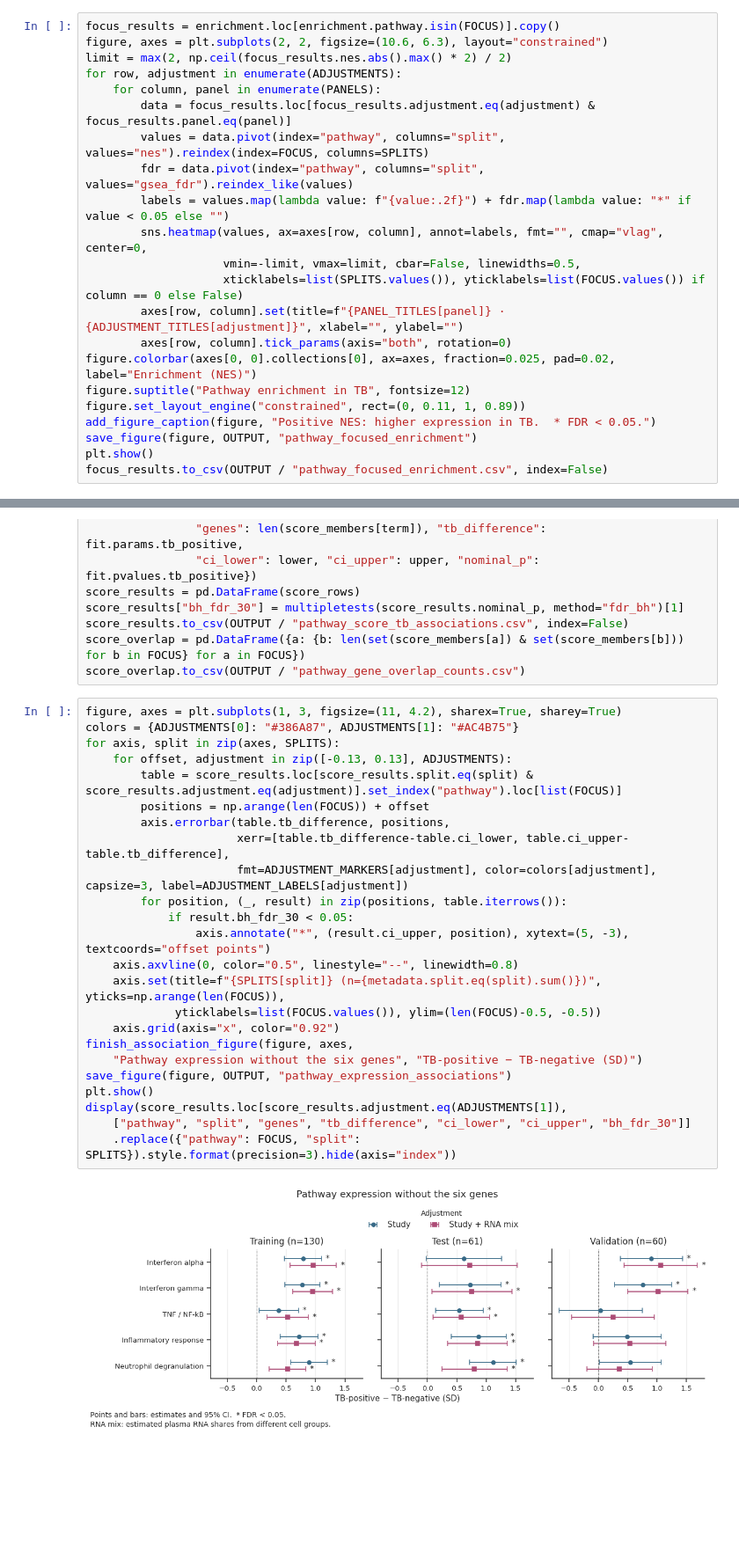
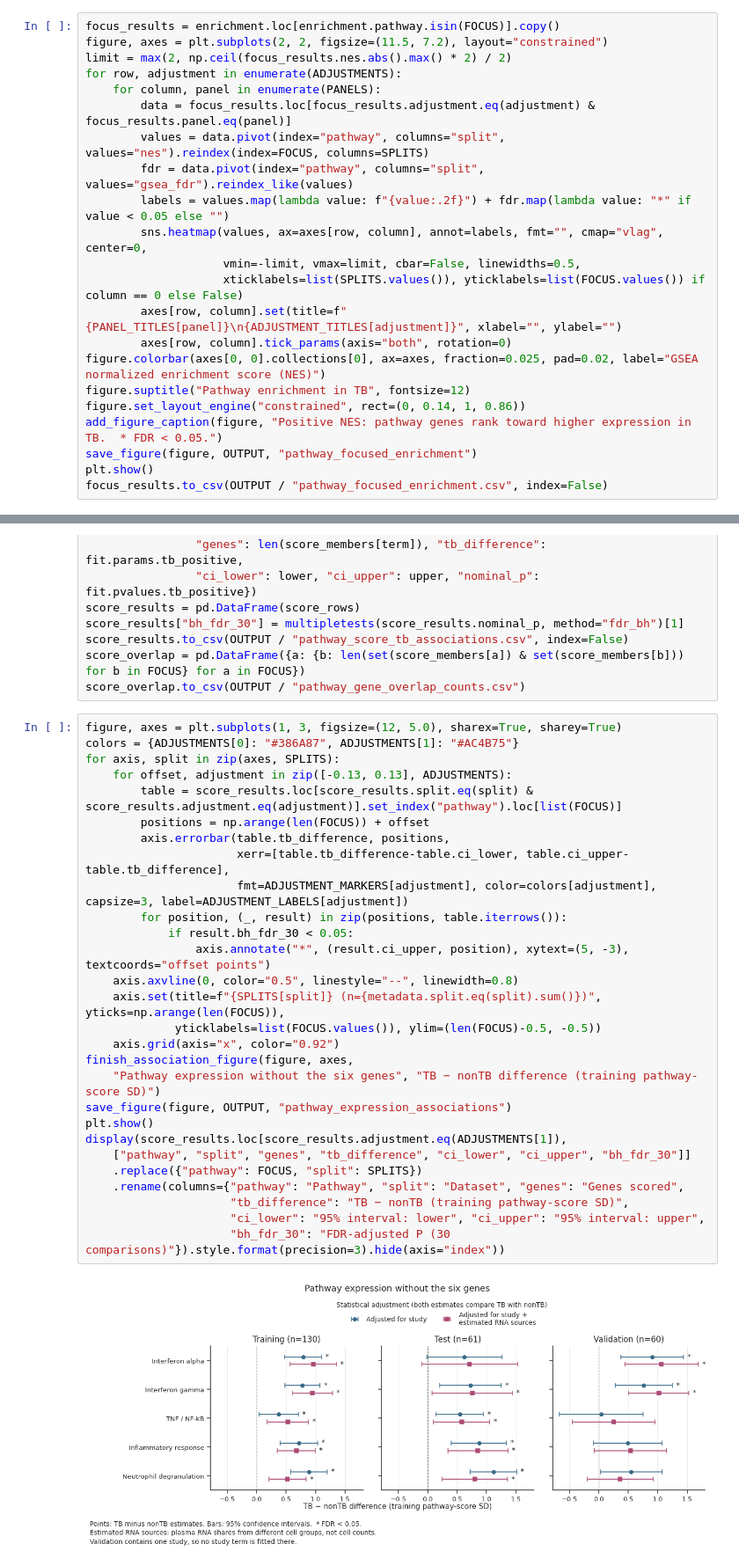
Before and after one commit to alenzimic/cfRNA_TB, a Jupyter notebook: Scripts_For_Manuscript/gene_interactions_pathways.ipynb, the cells around one changed output, grey strips where cells are left out. Shown at 88% size. Cells and saved outputs as stored; diff of their text form; blank space fills up the shorter version.

```diff
--- a/Scripts_For_Manuscript/gene_interactions_pathways.ipynb
+++ b/Scripts_For_Manuscript/gene_interactions_pathways.ipynb
@@ -303,6 +341,6 @@ Each heatmap uses the same color scale. An asterisk marks GSEA FDR < 0.05 within
 # %%
 focus_results = enrichment.loc[enrichment.pathway.isin(FOCUS)].copy()
-figure, axes = plt.subplots(2, 2, figsize=(10.6, 6.3), layout="constrained")
+figure, axes = plt.subplots(2, 2, figsize=(11.5, 7.2), layout="constrained")
 limit = max(2, np.ceil(focus_results.nes.abs().max() * 2) / 2)
 for row, adjustment in enumerate(ADJUSTMENTS):
     for column, panel in enumerate(PANELS):
@@ -313,12 +351,12 @@ for row, adjustment in enumerate(ADJUSTMENTS):
         sns.heatmap(values, ax=axes[row, column], annot=labels, fmt="", cmap="vlag", center=0,
                     vmin=-limit, vmax=limit, cbar=False, linewidths=0.5,
                     xticklabels=list(SPLITS.values()), yticklabels=list(FOCUS.values()) if column == 0 else False)
-        axes[row, column].set(title=f"{PANEL_TITLES[panel]} · {ADJUSTMENT_TITLES[adjustment]}", xlabel="", ylabel="")
+        axes[row, column].set(title=f"{PANEL_TITLES[panel]}\n{ADJUSTMENT_TITLES[adjustment]}", xlabel="", ylabel="")
         axes[row, column].tick_params(axis="both", rotation=0)
-figure.colorbar(axes[0, 0].collections[0], ax=axes, fraction=0.025, pad=0.02, label="Enrichment (NES)")
+figure.colorbar(axes[0, 0].collections[0], ax=axes, fraction=0.025, pad=0.02, label="GSEA normalized enrichment score (NES)")
 figure.suptitle("Pathway enrichment in TB", fontsize=12)
-figure.set_layout_engine("constrained", rect=(0, 0.11, 1, 0.89))
-add_figure_caption(figure, "Positive NES: higher expression in TB.  * FDR < 0.05.")
+figure.set_layout_engine("constrained", rect=(0, 0.14, 1, 0.86))
+add_figure_caption(figure, "Positive NES: pathway genes rank toward higher expression in TB.  * FDR < 0.05.")
 save_figure(figure, OUTPUT, "pathway_focused_enrichment")
 plt.show()
 focus_results.to_csv(OUTPUT / "pathway_focused_enrichment.csv", index=False)
@@ -396,28 +436,32 @@ score_results.to_csv(OUTPUT / "pathway_score_tb_associations.csv", index=False)
 score_overlap = pd.DataFrame({a: {b: len(set(score_members[a]) & set(score_members[b])) for b in FOCUS} for a in FOCUS})
 score_overlap.to_csv(OUTPUT / "pathway_gene_overlap_counts.csv")
 # %%
-figure, axes = plt.subplots(1, 3, figsize=(11, 4.2), sharex=True, sharey=True)
+figure, axes = plt.subplots(1, 3, figsize=(12, 5.0), sharex=True, sharey=True)
 colors = {ADJUSTMENTS[0]: "#386A87", ADJUSTMENTS[1]: "#AC4B75"}
 for axis, split in zip(axes, SPLITS):
     for offset, adjustment in zip([-0.13, 0.13], ADJUSTMENTS):
         table = score_results.loc[score_results.split.eq(split) & score_results.adjustment.eq(adjustment)].set_index("pathway").loc[list(FOCUS)]
         positions = np.arange(len(FOCUS)) + offset
         axis.errorbar(table.tb_difference, positions,
                       xerr=[table.tb_difference-table.ci_lower, table.ci_upper-table.tb_difference],
                       fmt=ADJUSTMENT_MARKERS[adjustment], color=colors[adjustment], capsize=3, label=ADJUSTMENT_LABELS[adjustment])
         for position, (_, result) in zip(positions, table.iterrows()):
             if result.bh_fdr_30 < 0.05:
                 axis.annotate("*", (result.ci_upper, position), xytext=(5, -3), textcoords="offset points")
     axis.axvline(0, color="0.5", linestyle="--", linewidth=0.8)
     axis.set(title=f"{SPLITS[split]} (n={metadata.split.eq(split).sum()})", yticks=np.arange(len(FOCUS)),
              yticklabels=list(FOCUS.values()), ylim=(len(FOCUS)-0.5, -0.5))
     axis.grid(axis="x", color="0.92")
 finish_association_figure(figure, axes,
-    "Pathway expression without the six genes", "TB-positive − TB-negative (SD)")
+    "Pathway expression without the six genes", "TB − nonTB difference (training pathway-score SD)")
 save_figure(figure, OUTPUT, "pathway_expression_associations")
 plt.show()
 display(score_results.loc[score_results.adjustment.eq(ADJUSTMENTS[1]),
     ["pathway", "split", "genes", "tb_difference", "ci_lower", "ci_upper", "bh_fdr_30"]]
-    .replace({"pathway": FOCUS, "split": SPLITS}).style.format(precision=3).hide(axis="index"))
+    .replace({"pathway": FOCUS, "split": SPLITS})
+    .rename(columns={"pathway": "Pathway", "split": "Dataset", "genes": "Genes scored",
+                     "tb_difference": "TB − nonTB (training pathway-score SD)",
+                     "ci_lower": "95% interval: lower", "ci_upper": "95% interval: upper",
+                     "bh_fdr_30": "FDR-adjusted P (30 comparisons)"}).style.format(precision=3).hide(axis="index"))
 # %% [output]
-[figure, old version]
+[figure, new version]
```
Also changed, not shown: parts of 25 cells of this notebook, 54 other files.
